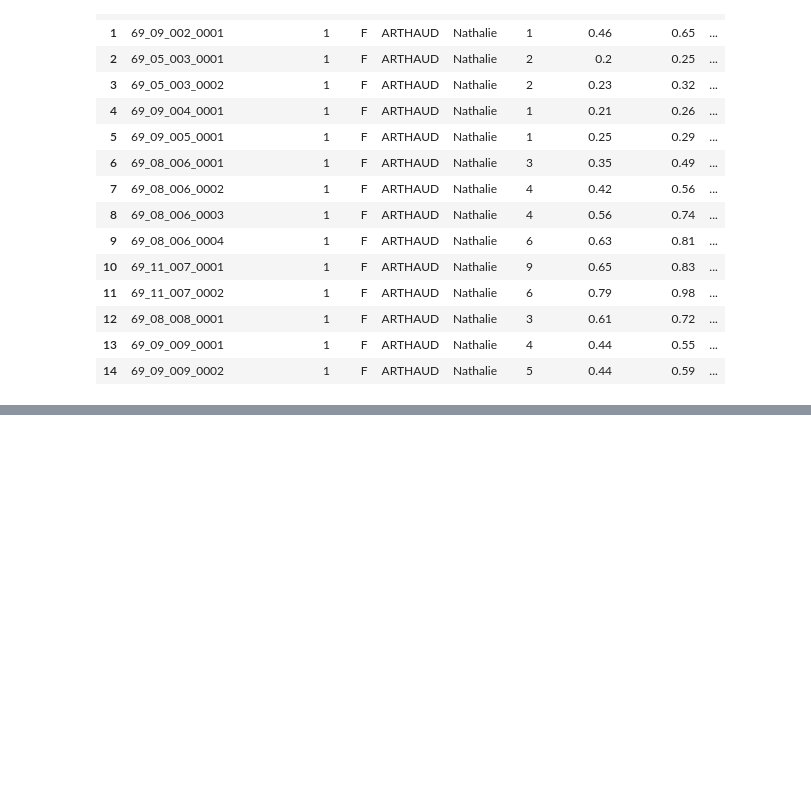
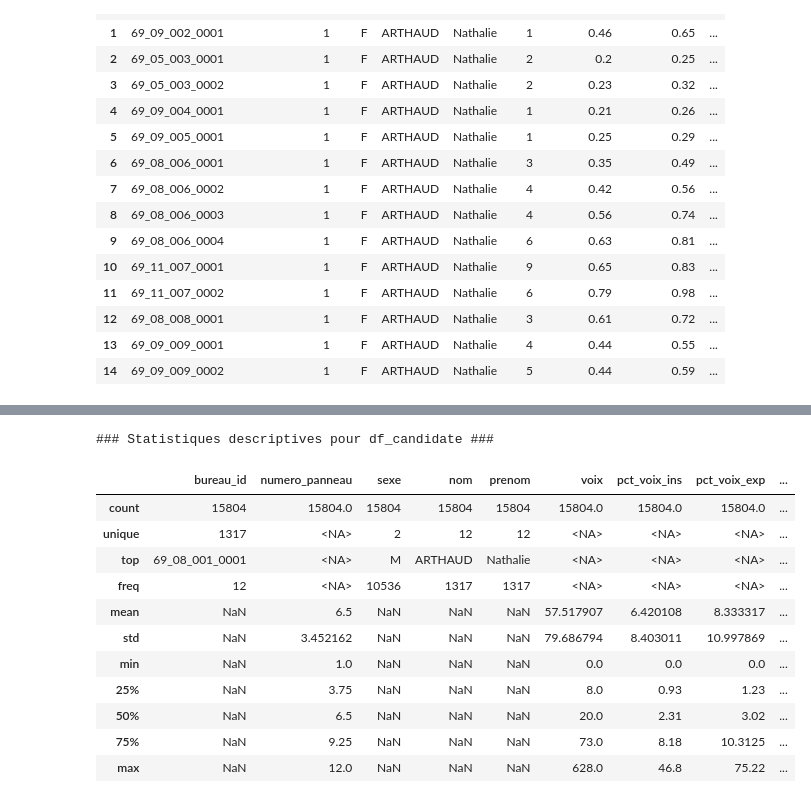
Before and after one commit to Albatross-MSPR/election-presidentielle, a Jupyter notebook: src/transformation/2022-pre/burvot-t1.ipynb, the cells around one changed output, grey strips where cells are left out. Drawn from its saved outputs; the diff is of its cells as text; code cells hidden in the pictures; blank space fills up the shorter version.

```diff
--- a/src/transformation/2022-pre/burvot-t1.ipynb
+++ b/src/transformation/2022-pre/burvot-t1.ipynb
@@ -196,0 +242,17 @@ Wrote candidate silver: /Users/zainfrayha/Documents/EPSI/MSPR/electio-analytics-
+# %%
+print(f"### Statistiques descriptives pour {name} ###\n")
+display(df_candidate.describe(include='all'))
+# %% [output]
+### Statistiques descriptives pour df_candidate ###
+|  | bureau_id | numero_panneau | sexe | nom | prenom | voix | pct_voix_ins | pct_voix_exp | ... |
+| count | 15804 | 15804.0 | 15804 | 15804 | 15804 | 15804.0 | 15804.0 | 15804.0 | ... |
+| unique | 1317 | <NA> | 2 | 12 | 12 | <NA> | <NA> | <NA> | ... |
+| top | 69_08_001_0001 | <NA> | M | ARTHAUD | Nathalie | <NA> | <NA> | <NA> | ... |
+| freq | 12 | <NA> | 10536 | 1317 | 1317 | <NA> | <NA> | <NA> | ... |
+| mean | NaN | 6.5 | NaN | NaN | NaN | 57.517907 | 6.420108 | 8.333317 | ... |
+| std | NaN | 3.452162 | NaN | NaN | NaN | 79.686794 | 8.403011 | 10.997869 | ... |
+| min | NaN | 1.0 | NaN | NaN | NaN | 0.0 | 0.0 | 0.0 | ... |
+| 25% | NaN | 3.75 | NaN | NaN | NaN | 8.0 | 0.93 | 1.23 | ... |
+| 50% | NaN | 6.5 | NaN | NaN | NaN | 20.0 | 2.31 | 3.02 | ... |
+| 75% | NaN | 9.25 | NaN | NaN | NaN | 73.0 | 8.18 | 10.3125 | ... |
+| max | NaN | 12.0 | NaN | NaN | NaN | 628.0 | 46.8 | 75.22 | ... |
```
Also changed, not shown: parts of 8 cells of this notebook, 42 other files.
